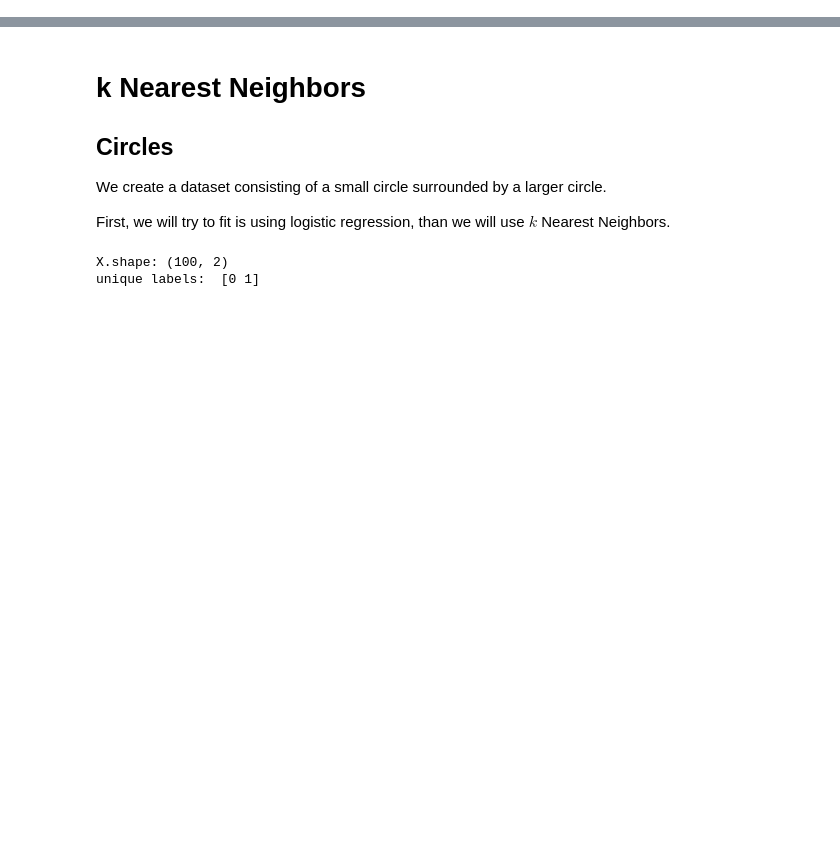
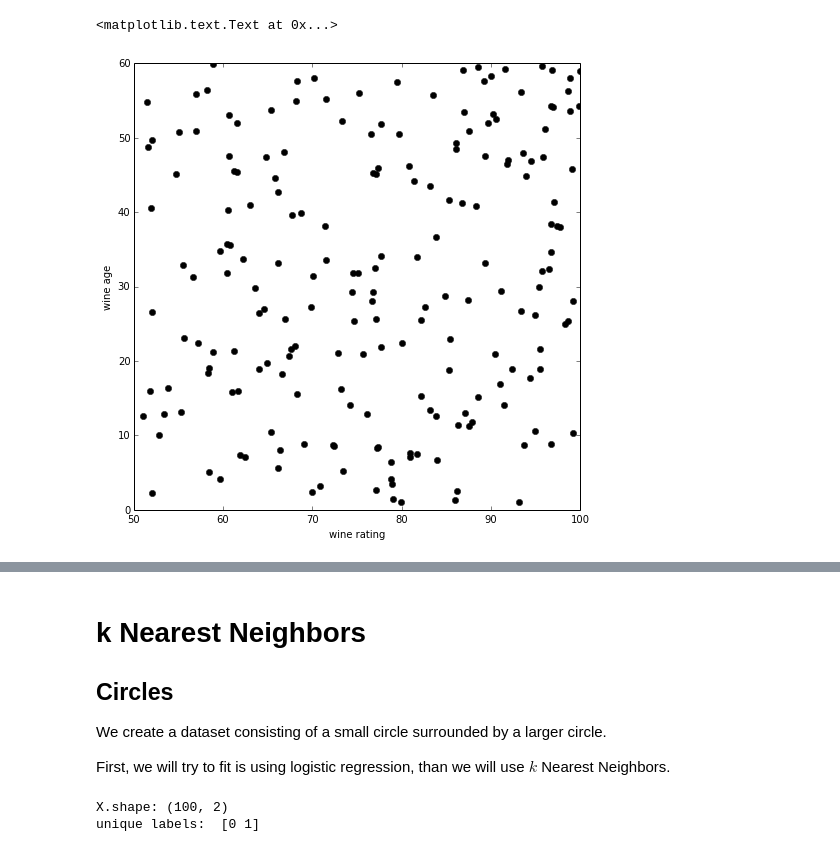
Before and after one commit to tgrasty/CSCI574-Machine-Learning, a Jupyter notebook: Lecture-09-k-Nearest-Neighbors.ipynb, the cells around one changed output, grey strips where cells are left out. Cells and saved outputs as stored; diff of their text form; code cells hidden in the pictures; blank space fills up the shorter version.

```diff
--- a/Lecture-09-k-Nearest-Neighbors.ipynb
+++ b/Lecture-09-k-Nearest-Neighbors.ipynb
@@ -0,0 +95,12 @@
+# %%
+NUM_BOTTLES = 200
+ratings = np.random.uniform(51.0, 100.0, size=(NUM_BOTTLES))
+ages = np.random.uniform(1.0, 60.0, size=(NUM_BOTTLES))
+prices = np.zeros((NUM_BOTTLES))
+for i, (rating, age) in enumerate(zip(ratings, ages)):
+    prices[i] = wineprice(rating, age)
+bottles = np.zeros((NUM_BOTTLES, 3))
+bottles[:,0] = ratings
+bottles[:,1] = ages
+bottles[:,2] = prices
+print bottles[:5,:]
@@ -0,0 +120,5 @@
+# %%
+noise = np.random.uniform(0.8, 1.2, size=(NUM_BOTTLES))
+bottles[:,2] = noise * bottles[:,2]
+print noise[:5]
+print bottles[:5, :]
@@ -0,0 +150,8 @@
+# %%
+plt.figure(figsize=(8,8))
+plt.plot(bottles[:,0], bottles[:,1], 'ko')
+plt.xlabel('wine rating')
+plt.ylabel('wine age')
+# %% [output]
+<matplotlib.text.Text at 0x...>
+[figure, added]
```
Also changed, not shown: parts of 24 cells of this notebook.
